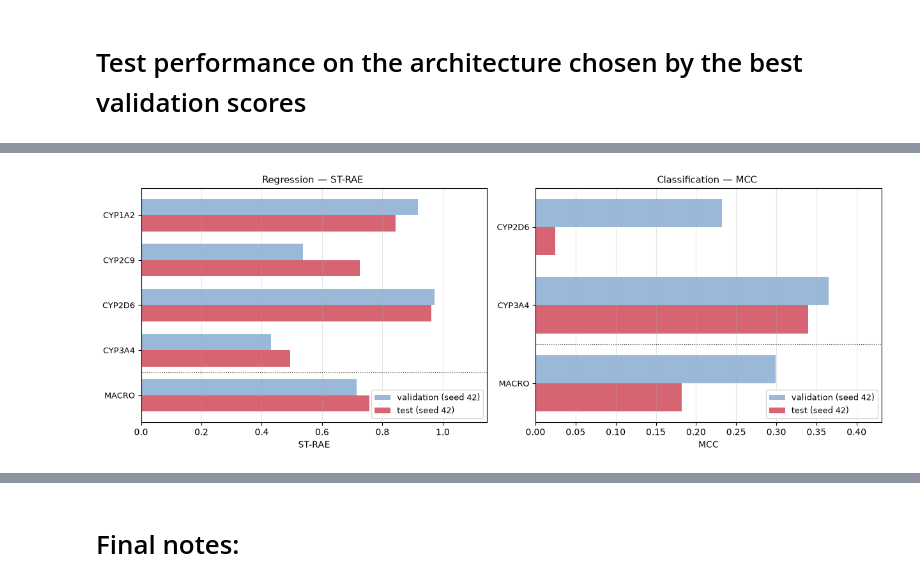
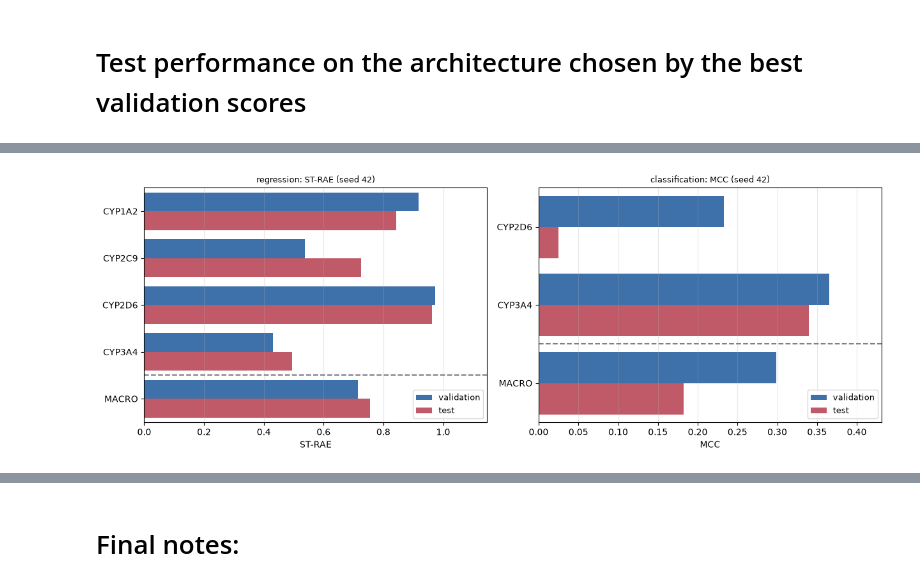
Before and after one commit to Aryan-Mi/02456-deep-learning-cyp-project, a Jupyter notebook: notebooks/04_chemeleon_analysis_v2.ipynb, the cells around one changed output, grey strips where cells are left out. Saved outputs shown, nothing was run; the diff lists cells and outputs as text; code cells hidden in the pictures.

```diff
--- a/notebooks/04_chemeleon_analysis_v2.ipynb
+++ b/notebooks/04_chemeleon_analysis_v2.ipynb
@@ -130,8 +146,8 @@ The best run for both tasks is the one for configuration with end to end finetun
 ### Best configuration (over all seeds)
 # %%
 for task, d in df.groupby("task"):
-    stats = d.groupby("exp").val_score.agg(["mean", "std"])
+    stats = d.groupby("exp").val_score.agg(["mean"])
     best = stats["mean"].idxmin() if task == "regression" else stats["mean"].idxmax()
-    print(f"{task}: {best} = {stats.loc[best,'mean']:.4f} ± {stats.loc[best,'std']:.4f}")
+    print(f"{task}: {best} = {stats.loc[best,'mean']:.4f}")
     print(d[d.exp == best].iloc[0][["readout", "dropout", "hidden_dim","freeze_encoder", "encoder_lr","head_lr","head_only_epochs"]].to_string())
 # %% [output]
@@ -441,0 +392,13 @@ MACRO     0.299     0.182  0.117        NaN         NaN     NaN      NaN     NaN
+# %%
+import json
+
+regression_test_path = Path("results/chemeleon/test_metrics_regression_run2.json")
+classif_test_path = Path("results/chemeleon/test_metrics_classification_run2.json")
+
+reg_test_results = json.loads(regression_test_path.read_text())
+reg_test_results["macro"] = reg_test_results.pop("macro_ST-RAE")
+
+cls_test_results = json.loads(classif_test_path.read_text())
+cls_test_results["macro"] = cls_test_results.pop("macro_MCC")
+
+reg_test_results
@@ -452,38 +427,37 @@ This somehow confirms the hypothesis that class CYP2D6 is problematic for the mo
 # %%
-BEST   = {"regression": "r2/04_dropout03_mlp", "classification": "r2/04_dropout01_mlp"}
-METRIC = {"regression": "ST-RAE", "classification": "MCC"}
-SEED = 42
+COLORS = {"validation": "#2c6fbb", "test": "#d1495b"}
+def plot_task(ax, task, exp, metric, test_results):
+    val = pt[(pt["task"] == task) & (pt["exp"] == exp) & (pt["seed"] == 42)] #comparing only on seed 42 bc testing was only on seed 42 and not all 3 seeds
+    val = val.set_index("target")[metric]
 
-rows = []
-for task in ["regression", "classification"]:
-    m = METRIC[task]
-    d = pt[(pt.task == task) & (pt.exp == BEST[task]) & (pt.seed == SEED)]
-    s = d.set_index("target")[m]
-    for t, v in s.items():
-        rows.append({"task": task, "target": t, "metric": m,
-                     "val": v, "test": TEST[task].get(t, {}).get(m, np.nan)})
-    rows.append({"task": task, "target": "MACRO", "metric": m,
-                 "val": s.mean(), "test": TEST[task]["macro"]})
+    rows = []
+    for target, score in val.items():
+        rows.append({"target": target, "split": "validation", "score": score})
+        rows.append({"target": target, "split": "test", "score": test_results.get(target, {}).get(metric)})
 
-cmp = pd.DataFrame(rows)
+    rows.append({"target": "MACRO", "split": "validation", "score": val.mean()})
+    rows.append({"target": "MACRO", "split": "test", "score": test_results["macro"]})
+
+    data = pd.DataFrame(rows)
+    data["target"] = data["target"].str.replace("_pIC50_direct_inhibition", "").str.replace("_is_TDI", "")
+
+    sns.barplot(data=data, x="score", y="target", hue="split", ax=ax, palette=COLORS)
+
+    ax.axhline(len(val) - 0.5, color="gray", ls="--")  # separate row for Macro res comparison
+    ax.set_title(f"{task}: {metric} (seed 42)", fontsize=9)
+    ax.set_xlabel(metric)
+    ax.set_ylabel("")
+    ax.grid(axis="x", alpha=0.3)
+    ax.legend(fontsize=9, loc="lower right")
+    ax.margins(x=0.18)
+
 
 fig, axes = plt.subplots(1, 2, figsize=(12.5, 4.6))
-for ax, task in zip(axes, ["regression", "classification"]):
-    c = cmp[cmp.task == task].copy()
-    c["short"] = (c.target.str.replace("_pIC50_direct_inhibition", "", regex=False)
-                          .str.replace("_is_TDI", "", regex=False))
-    y, h = np.arange(len(c)), 0.36
-    ax.barh(y - h/2, c.val,  height=h, color="#9ab8d8", label="validation (seed 42)")
-    ax.barh(y + h/2, c.test, height=h, color="#d1495b", alpha=.85, label="test (seed 42)")
-
-    ax.set_yticks(y); ax.set_yticklabels(c.short, fontsize=9); ax.invert_yaxis()
-    m = c.metric.iloc[0]
-    ax.set_xlabel(m); ax.set_title(f"{task.capitalize()} — {m} ", fontsize=11)
-    ax.grid(axis="x", alpha=.3); ax.legend(fontsize=9, loc="lower right")
-    ax.margins(x=.18)
-    ax.axhline(len(c) - 1.5, color="k", lw=.8, ls=":")     # oddziela MACRO
+plot_task(axes[0], "regression", "r2/04_dropout03_mlp", "ST-RAE", reg_test_results)
+plot_task(axes[1], "classification", "r2/04_dropout01_mlp", "MCC", cls_test_results)
 
 plt.tight_layout()
+fig.savefig("figures/val_vs_test.pdf", bbox_inches="tight")
 plt.show()
 # %% [output]
-[figure, old version]
+[figure, new version]
```
Also changed, not shown: parts of 18 cells of this notebook, 6 other files.
